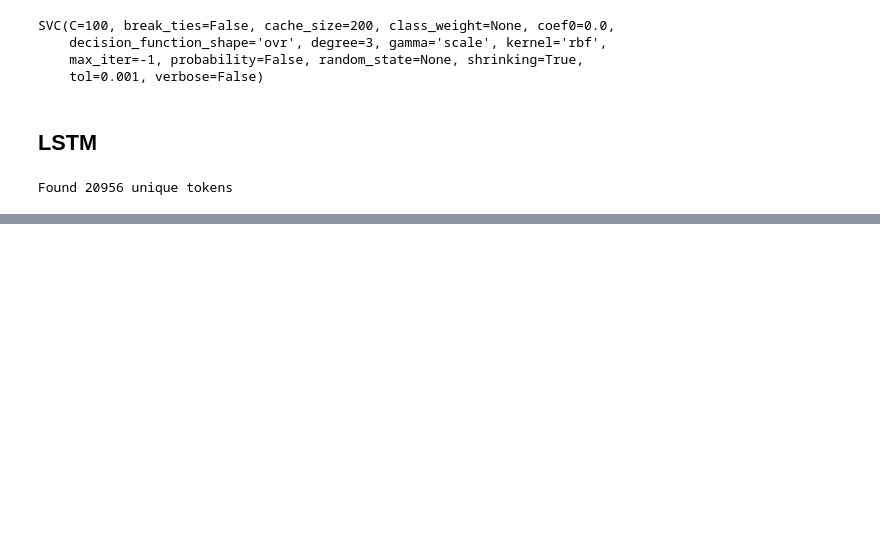
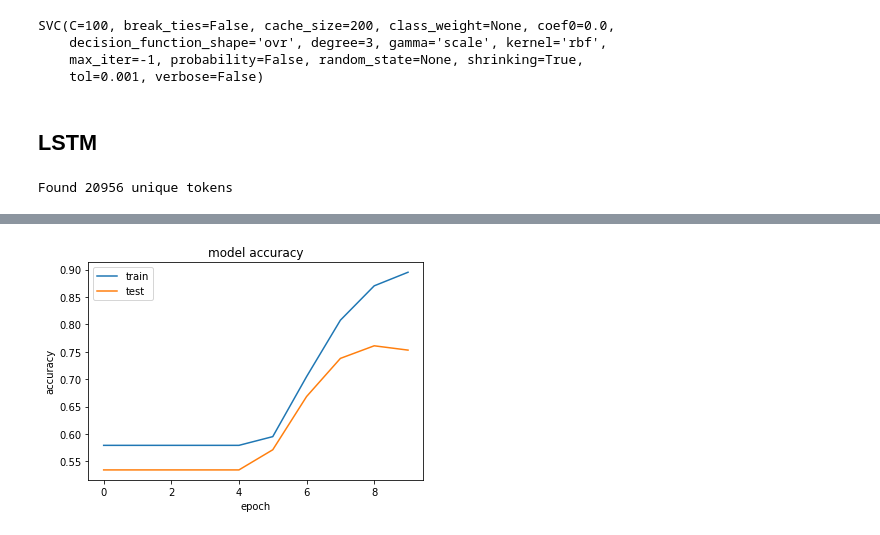
Before and after one commit to carsonsorenson/Data-Mining-Final-Project, a Jupyter notebook: svm_model.ipynb, the cells around one changed output, grey strips where cells are left out. Drawn from its saved outputs; the diff is of its cells as text; code cells hidden in the pictures; blank space fills up the shorter version.

```diff
--- a/svm_model.ipynb
+++ b/svm_model.ipynb
@@ -345,0 +371,10 @@ df.to_csv("lstm.csv", index=False)
+# %%
+bi_lstm_model = Sequential()
+bi_lstm_model.add(Embedding(len(tokenizer.word_counts) + 1, EMBEDDING_DIM, input_length=X_train.shape[1]))
+bi_lstm_model.add(Bidirectional(LSTM(64, return_sequences=True)))
+bi_lstm_model.add(Bidirectional(LSTM(64)))
+bi_lstm_model.add(Dense(16, activation='relu'))
+bi_lstm_model.add(Dense(1, activation='sigmoid'))
+optimizer = Adam(learning_rate=0.00002)
+bi_lstm_model.compile(loss='binary_crossentropy', optimizer=optimizer, metrics=['accuracy'])
+print(bi_lstm_model.summary())
@@ -345,0 +401,5 @@ df.to_csv("lstm.csv", index=False)
+# %%
+epochs = 10
+batch_size = 64
+
+history = bi_lstm_model.fit(X_train, Y_train, epochs=epochs, batch_size=batch_size,validation_split=0.2)
@@ -345,0 +427,11 @@ df.to_csv("lstm.csv", index=False)
+# %%
+# plot accuracy
+plt.plot(history.history['accuracy'])
+plt.plot(history.history['val_accuracy'])
+plt.title('model accuracy')
+plt.ylabel('accuracy')
+plt.xlabel('epoch')
+plt.legend(['train', 'test'], loc='upper left')
+plt.show()
+# %% [output]
+[figure, added]
```
Also changed, not shown: parts of 14 cells of this notebook.
